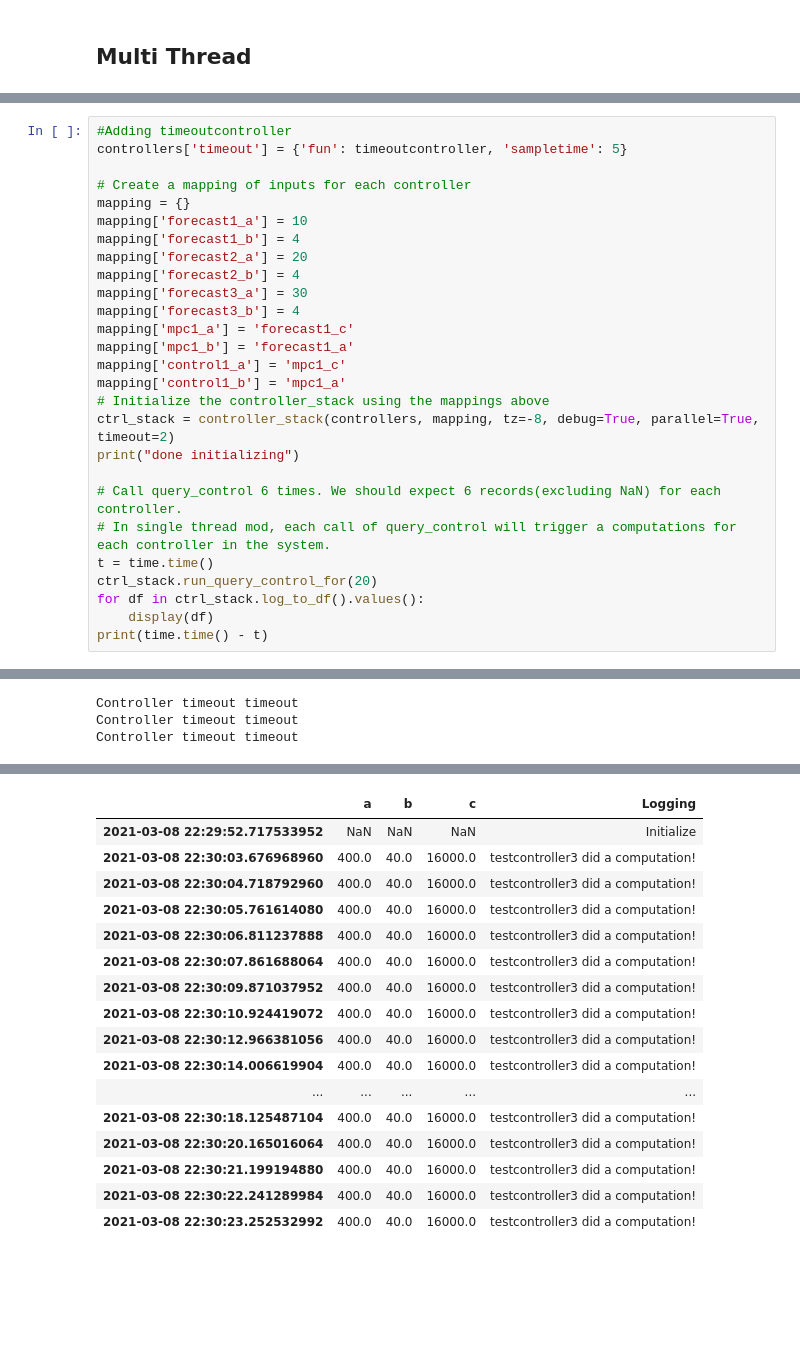
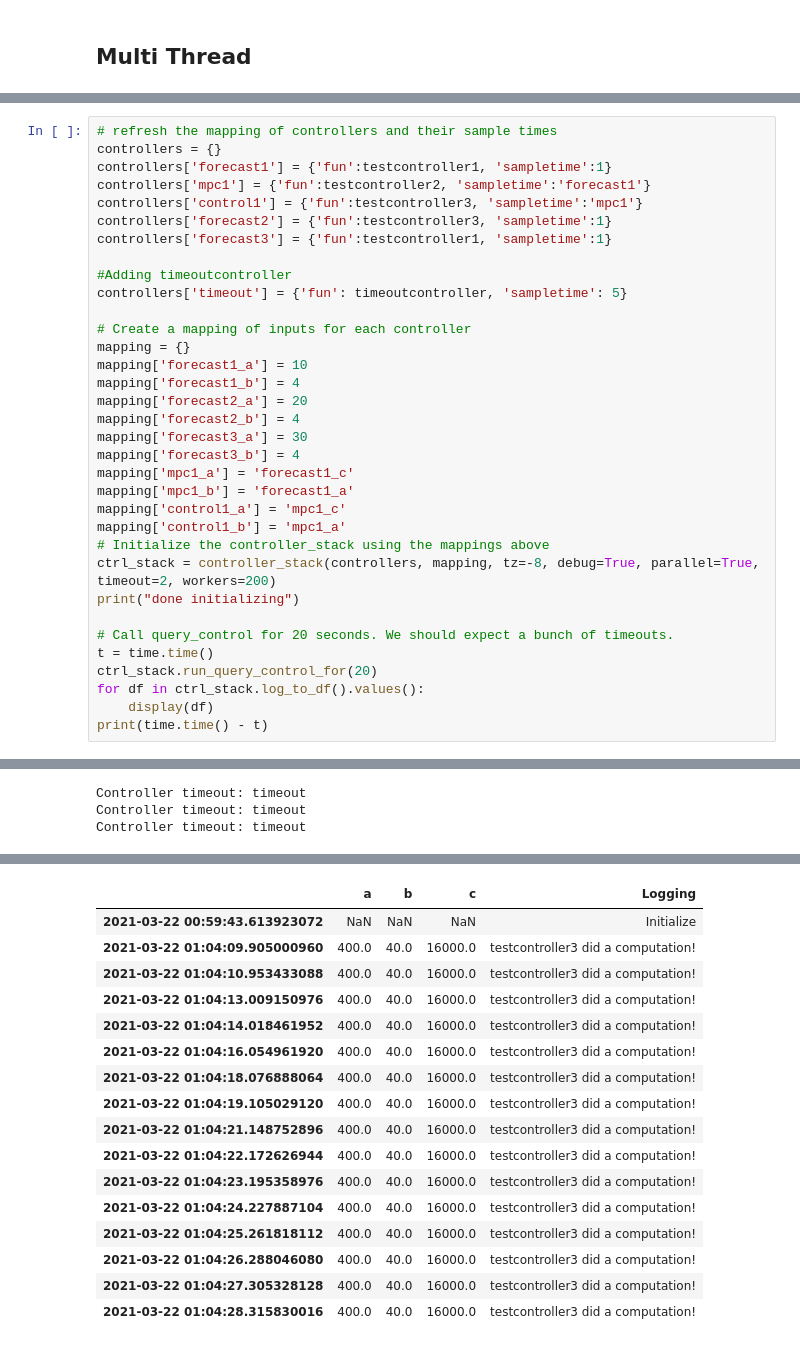
Before and after one commit to LBNL-ETA/FMLC, a Jupyter notebook: Examples/Test.ipynb, the cells around one changed output, grey strips where cells are left out. Cells and saved outputs as stored; diff of their text form; blank space fills up the shorter version.

```diff
--- a/Examples/Test.ipynb
+++ b/Examples/Test.ipynb
@@ -265,4 +244,12 @@ print(time.time() - t)
 # %%
+# refresh the mapping of controllers and their sample times
+controllers = {}
+controllers['forecast1'] = {'fun':testcontroller1, 'sampletime':1}
+controllers['mpc1'] = {'fun':testcontroller2, 'sampletime':'forecast1'}
+controllers['control1'] = {'fun':testcontroller3, 'sampletime':'mpc1'}
+controllers['forecast2'] = {'fun':testcontroller3, 'sampletime':1}
+controllers['forecast3'] = {'fun':testcontroller1, 'sampletime':1}
+
 #Adding timeoutcontroller
 controllers['timeout'] = {'fun': timeoutcontroller, 'sampletime': 5}
 
@@ -279,11 +266,10 @@ mapping['mpc1_b'] = 'forecast1_a'
 mapping['control1_a'] = 'mpc1_c'
 mapping['control1_b'] = 'mpc1_a'
 # Initialize the controller_stack using the mappings above
-ctrl_stack = controller_stack(controllers, mapping, tz=-8, debug=True, parallel=True, timeout=2)
+ctrl_stack = controller_stack(controllers, mapping, tz=-8, debug=True, parallel=True, timeout=2, workers=200)
 print("done initializing")
 
-# Call query_control 6 times. We should expect 6 records(excluding NaN) for each controller.
-# In single thread mod, each call of query_control will trigger a computations for each controller in the system.
+# Call query_control for 20 seconds. We should expect a bunch of timeouts.
 t = time.time()
 ctrl_stack.run_query_control_for(20)
 for df in ctrl_stack.log_to_df().values():
@@ -295,4 +281,4 @@ Controller timeout timeout
-Controller timeout timeout
-Controller timeout timeout
-Controller timeout timeout
+Controller timeout: timeout
+Controller timeout: timeout
+Controller timeout: timeout
 |  | a | b | c | Logging |
@@ -332,18 +318,18 @@ Controller timeout timeout
 |  | a | b | c | Logging |
-| 2021-03-08 22:29:52.717533952 | NaN | NaN | NaN | Initialize |
-| 2021-03-08 22:30:03.676968960 | 400.0 | 40.0 | 16000.0 | testcontroller3 did a computation! |
-| 2021-03-08 22:30:04.718792960 | 400.0 | 40.0 | 16000.0 | testcontroller3 did a computation! |
-| 2021-03-08 22:30:05.761614080 | 400.0 | 40.0 | 16000.0 | testcontroller3 did a computation! |
-| 2021-03-08 22:30:06.811237888 | 400.0 | 40.0 | 16000.0 | testcontroller3 did a computation! |
-| 2021-03-08 22:30:07.861688064 | 400.0 | 40.0 | 16000.0 | testcontroller3 did a computation! |
-| 2021-03-08 22:30:09.871037952 | 400.0 | 40.0 | 16000.0 | testcontroller3 did a computation! |
-| 2021-03-08 22:30:10.924419072 | 400.0 | 40.0 | 16000.0 | testcontroller3 did a computation! |
-| 2021-03-08 22:30:12.966381056 | 400.0 | 40.0 | 16000.0 | testcontroller3 did a computation! |
-| 2021-03-08 22:30:14.006619904 | 400.0 | 40.0 | 16000.0 | testcontroller3 did a computation! |
-| ... | ... | ... | ... | ... |
-| 2021-03-08 22:30:18.125487104 | 400.0 | 40.0 | 16000.0 | testcontroller3 did a computation! |
-| 2021-03-08 22:30:20.165016064 | 400.0 | 40.0 | 16000.0 | testcontroller3 did a computation! |
-| 2021-03-08 22:30:21.199194880 | 400.0 | 40.0 | 16000.0 | testcontroller3 did a computation! |
-| 2021-03-08 22:30:22.241289984 | 400.0 | 40.0 | 16000.0 | testcontroller3 did a computation! |
-| 2021-03-08 22:30:23.252532992 | 400.0 | 40.0 | 16000.0 | testcontroller3 did a computation! |
+| 2021-03-22 00:59:43.613923072 | NaN | NaN | NaN | Initialize |
+| 2021-03-22 01:04:09.905000960 | 400.0 | 40.0 | 16000.0 | testcontroller3 did a computation! |
+| 2021-03-22 01:04:10.953433088 | 400.0 | 40.0 | 16000.0 | testcontroller3 did a computation! |
+| 2021-03-22 01:04:13.009150976 | 400.0 | 40.0 | 16000.0 | testcontroller3 did a computation! |
+| 2021-03-22 01:04:14.018461952 | 400.0 | 40.0 | 16000.0 | testcontroller3 did a computation! |
+| 2021-03-22 01:04:16.054961920 | 400.0 | 40.0 | 16000.0 | testcontroller3 did a computation! |
+| 2021-03-22 01:04:18.076888064 | 400.0 | 40.0 | 16000.0 | testcontroller3 did a computation! |
+| 2021-03-22 01:04:19.105029120 | 400.0 | 40.0 | 16000.0 | testcontroller3 did a computation! |
+| 2021-03-22 01:04:21.148752896 | 400.0 | 40.0 | 16000.0 | testcontroller3 did a computation! |
+| 2021-03-22 01:04:22.172626944 | 400.0 | 40.0 | 16000.0 | testcontroller3 did a computation! |
+| 2021-03-22 01:04:23.195358976 | 400.0 | 40.0 | 16000.0 | testcontroller3 did a computation! |
+| 2021-03-22 01:04:24.227887104 | 400.0 | 40.0 | 16000.0 | testcontroller3 did a computation! |
+| 2021-03-22 01:04:25.261818112 | 400.0 | 40.0 | 16000.0 | testcontroller3 did a computation! |
+| 2021-03-22 01:04:26.288046080 | 400.0 | 40.0 | 16000.0 | testcontroller3 did a computation! |
+| 2021-03-22 01:04:27.305328128 | 400.0 | 40.0 | 16000.0 | testcontroller3 did a computation! |
+| 2021-03-22 01:04:28.315830016 | 400.0 | 40.0 | 16000.0 | testcontroller3 did a computation! |
 |  | a | b | c | Logging |
```
Also changed, not shown: parts of 5 cells of this notebook, 5 other files.
